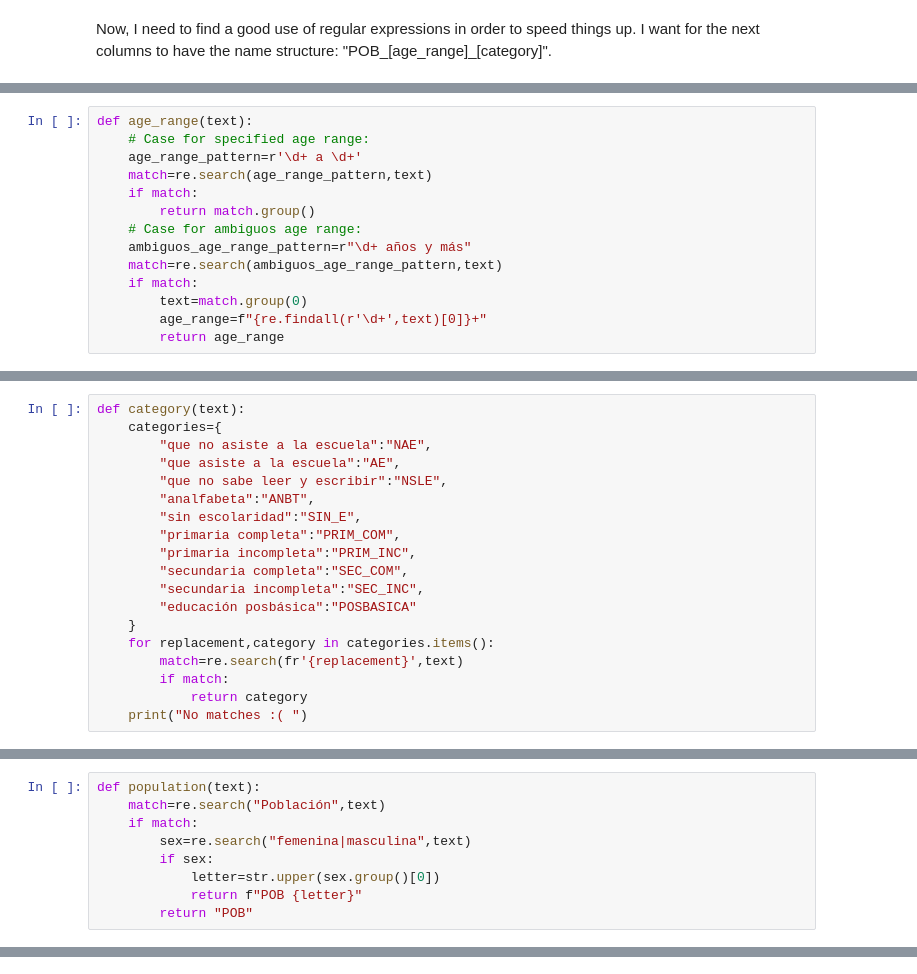
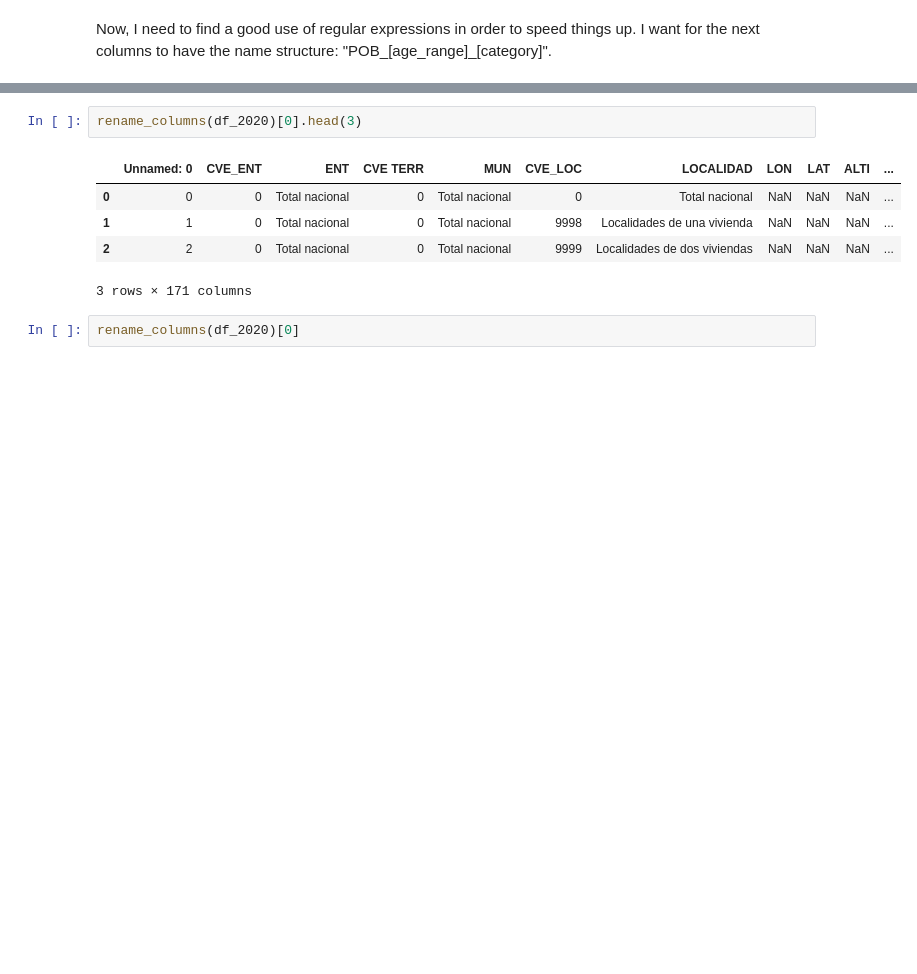
Before and after one commit to IsaacSebastian/ingCaracteristicasProyecto_, a Jupyter notebook: notebooks/1.01_fct_education_join_data.ipynb, the cells around one changed output, grey strips where cells are left out. Drawn from its saved outputs; the diff is of its cells as text; blank space fills up the shorter version.

```diff
--- a/notebooks/1.01_fct_education_join_data.ipynb
+++ b/notebooks/1.01_fct_education_join_data.ipynb
@@ -68,14 +19,0 @@ match.group()
-# %%
-def age_range(text):
-    # Case for specified age range:
-    age_range_pattern=r'\d+ a \d+'
-    match=re.search(age_range_pattern,text)
-    if match:
-        return match.group()
-    # Case for ambiguos age range:
-    ambiguos_age_range_pattern=r"\d+ años y más"
-    match=re.search(ambiguos_age_range_pattern,text)
-    if match:
-        text=match.group(0)
-        age_range=f"{re.findall(r'\d+',text)[0]}+"
-        return age_range
@@ -112,19 +19,0 @@ Index(['Población femenina de 70 a 74 años',
-# %%
-def category(text):
-    categories={
-        "que no asiste a la escuela":"NAE",
-        "que asiste a la escuela":"AE",
-        "que no sabe leer y escribir":"NSLE",
-        "analfabeta":"ANBT",
-        "sin escolaridad":"SIN_E",
-        "primaria completa":"PRIM_COM",
-        "primaria incompleta":"PRIM_INC",
-        "secundaria completa":"SEC_COM",
-        "secundaria incompleta":"SEC_INC",
-        "educación posbásica":"POSBASICA"
-    }
-    for replacement,category in categories.items():
-        match=re.search(fr'{replacement}',text)
-        if match:
-            return category
-    print("No matches :( ")
@@ -136,9 +19,0 @@ category(text)
-# %%
-def population(text):
-    match=re.search("Población",text)
-    if match:
-        sex=re.search("femenina|masculina",text)
-        if sex:
-            letter=str.upper(sex.group()[0])
-            return f"POB {letter}"
-        return "POB"
@@ -149,0 +174,10 @@ population(text)
+# %%
+rename_columns(df_2020)[0].head(3)
+# %% [output]
+|  | Unnamed: 0 | CVE_ENT | ENT | CVE TERR | MUN | CVE_LOC | LOCALIDAD | LON | LAT | ALTI | ... |
+| 0 | 0 | 0 | Total nacional | 0 | Total nacional | 0 | Total nacional | NaN | NaN | NaN | ... |
+| 1 | 1 | 0 | Total nacional | 0 | Total nacional | 9998 | Localidades de una vivienda | NaN | NaN | NaN | ... |
+| 2 | 2 | 0 | Total nacional | 0 | Total nacional | 9999 | Localidades de dos viviendas | NaN | NaN | NaN | ... |
+3 rows × 171 columns
+# %%
+rename_columns(df_2020)[0]
```
Also changed, not shown: parts of 30 cells of this notebook.
